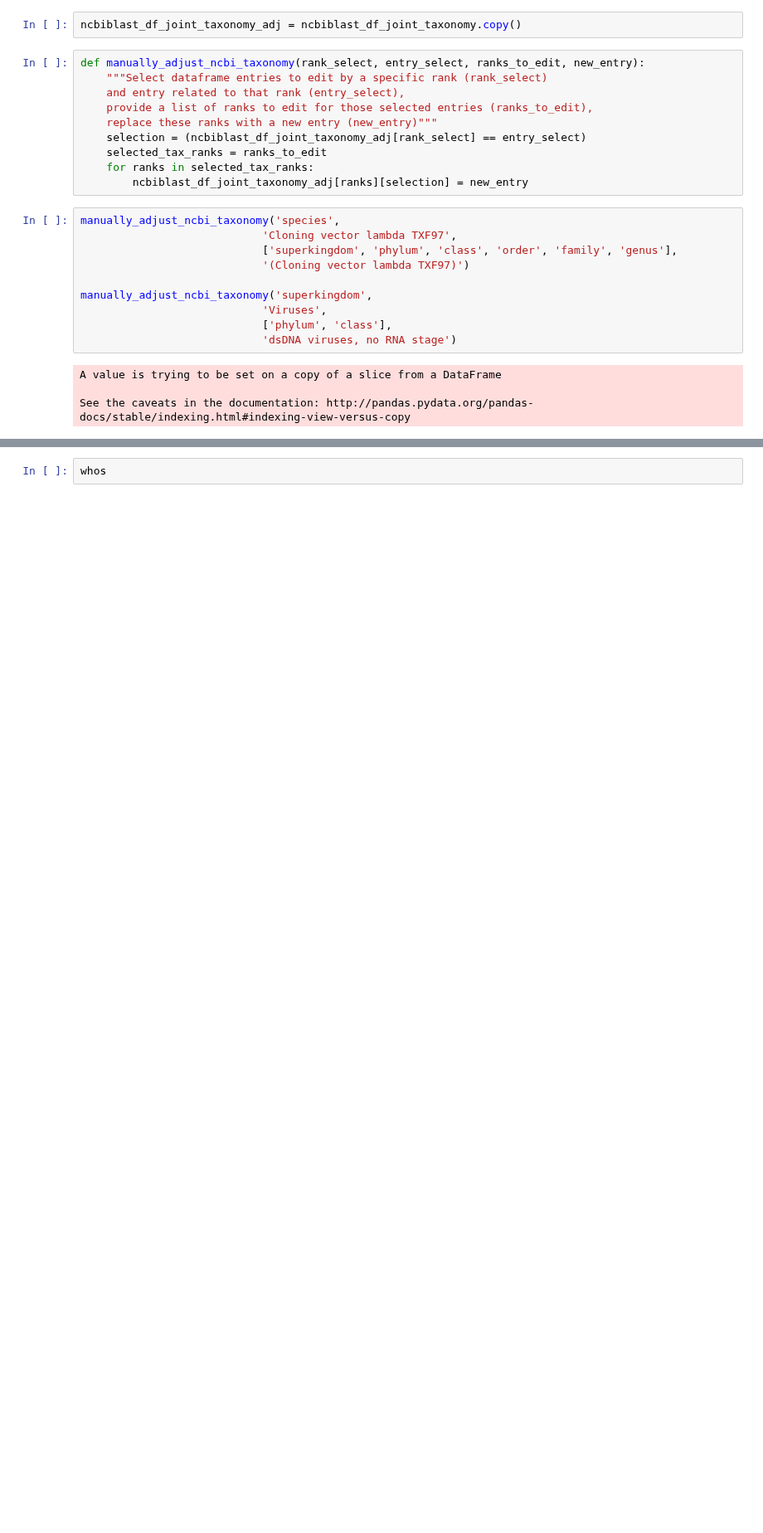
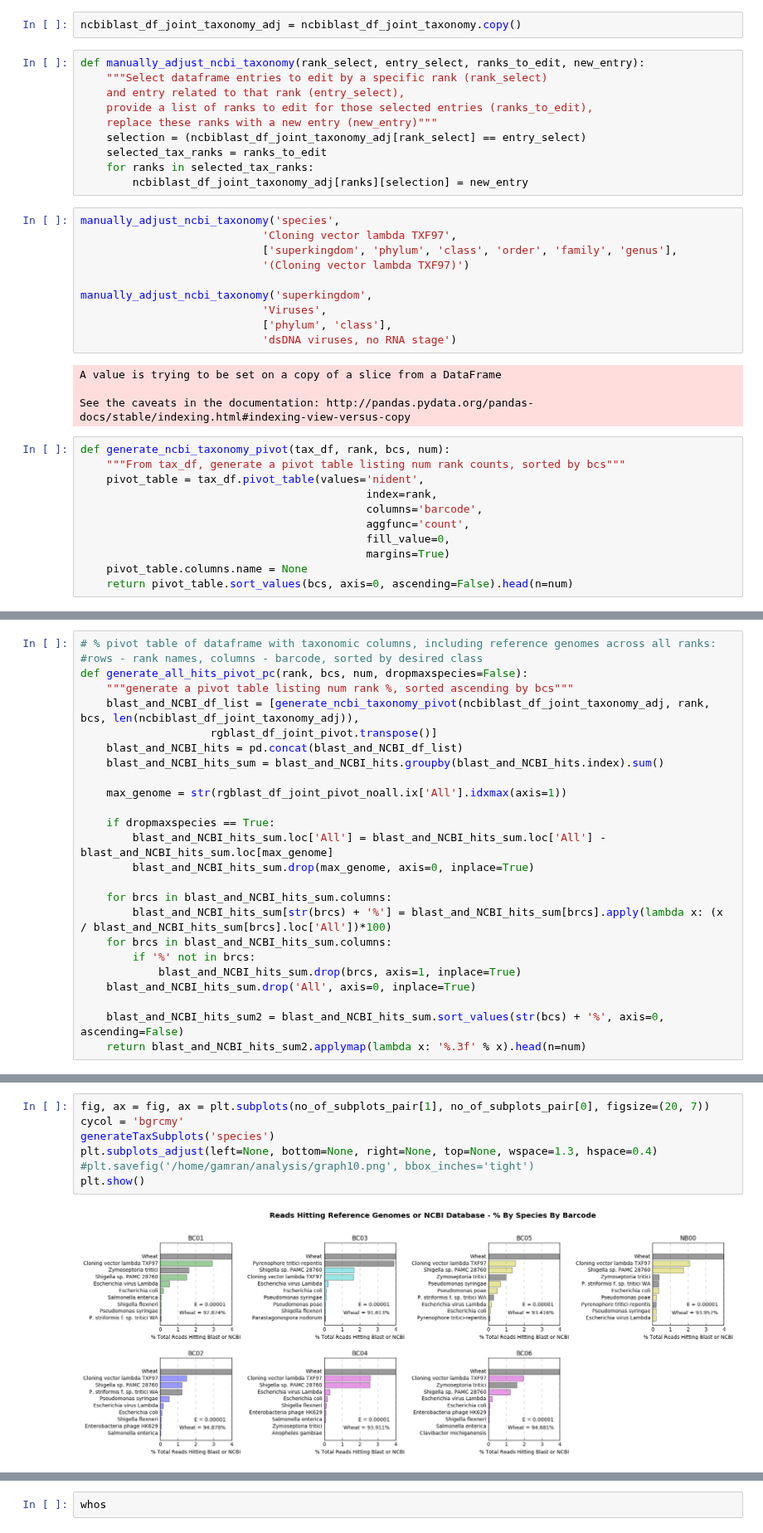
Before and after one commit to BenjaminSchwessinger/Gamran, a Jupyter notebook: MinIon_analysis_optimisation_script.ipynb, the cells around one changed output, grey strips where cells are left out. Shown at 83% size. Saved outputs shown, nothing was run; the diff lists cells and outputs as text; blank space fills up the shorter version.

```diff
--- a/MinIon_analysis_optimisation_script.ipynb
+++ b/MinIon_analysis_optimisation_script.ipynb
@@ -829,3 +833,14 @@ manually_adjust_ncbi_taxonomy('superkingdom',
 A value is trying to be set on a copy of a slice from a DataFrame
 
 See the caveats in the documentation: http://pandas.pydata.org/pandas-docs/stable/indexing.html#indexing-view-versus-copy
+# %%
+def generate_ncbi_taxonomy_pivot(tax_df, rank, bcs, num):
+    """From tax_df, generate a pivot table listing num rank counts, sorted by bcs"""
+    pivot_table = tax_df.pivot_table(values='nident',
+                                            index=rank,
+                                            columns='barcode',
+                                            aggfunc='count',
+                                            fill_value=0,
+                                            margins=True)
+    pivot_table.columns.name = None
+    return pivot_table.sort_values(bcs, axis=0, ascending=False).head(n=num)
@@ -831,0 +887,25 @@ See the caveats in the documentation: http://pandas.pydata.org/pandas-docs/stabl
+# %%
+# % pivot table of dataframe with taxonomic columns, including reference genomes across all ranks:
+#rows - rank names, columns - barcode, sorted by desired class
+def generate_all_hits_pivot_pc(rank, bcs, num, dropmaxspecies=False):
+    """generate a pivot table listing num rank %, sorted ascending by bcs"""
+    blast_and_NCBI_df_list = [generate_ncbi_taxonomy_pivot(ncbiblast_df_joint_taxonomy_adj, rank, bcs, len(ncbiblast_df_joint_taxonomy_adj)),
+                    rgblast_df_joint_pivot.transpose()]
+    blast_and_NCBI_hits = pd.concat(blast_and_NCBI_df_list)
+    blast_and_NCBI_hits_sum = blast_and_NCBI_hits.groupby(blast_and_NCBI_hits.index).sum()
+
+    max_genome = str(rgblast_df_joint_pivot_noall.ix['All'].idxmax(axis=1))
+
+    if dropmaxspecies == True:
+        blast_and_NCBI_hits_sum.loc['All'] = blast_and_NCBI_hits_sum.loc['All'] - blast_and_NCBI_hits_sum.loc[max_genome]
+        blast_and_NCBI_hits_sum.drop(max_genome, axis=0, inplace=True)
+
+    for brcs in blast_and_NCBI_hits_sum.columns:
+        blast_and_NCBI_hits_sum[str(brcs) + '%'] = blast_and_NCBI_hits_sum[brcs].apply(lambda x: (x / blast_and_NCBI_hits_sum[brcs].loc['All'])*100)
+    for brcs in blast_and_NCBI_hits_sum.columns:
+        if '%' not in brcs:
+            blast_and_NCBI_hits_sum.drop(brcs, axis=1, inplace=True)
+    blast_and_NCBI_hits_sum.drop('All', axis=0, inplace=True)
+
+    blast_and_NCBI_hits_sum2 = blast_and_NCBI_hits_sum.sort_values(str(bcs) + '%', axis=0, ascending=False)
+    return blast_and_NCBI_hits_sum2.applymap(lambda x: '%.3f' % x).head(n=num)
@@ -831,0 +1060,9 @@ See the caveats in the documentation: http://pandas.pydata.org/pandas-docs/stabl
+# %%
+fig, ax = fig, ax = plt.subplots(no_of_subplots_pair[1], no_of_subplots_pair[0], figsize=(20, 7))
+cycol = 'bgrcmy'
+generateTaxSubplots('species')
+plt.subplots_adjust(left=None, bottom=None, right=None, top=None, wspace=1.3, hspace=0.4)
+#plt.savefig('/home/gamran/analysis/graph10.png', bbox_inches='tight')
+plt.show()
+# %% [output]
+[figure, added]
```
Also changed, not shown: parts of 15 cells of this notebook.
